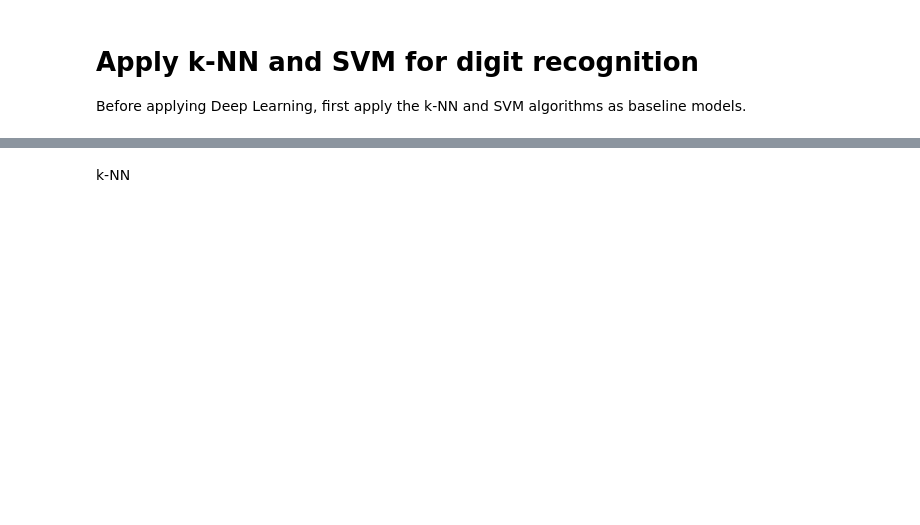
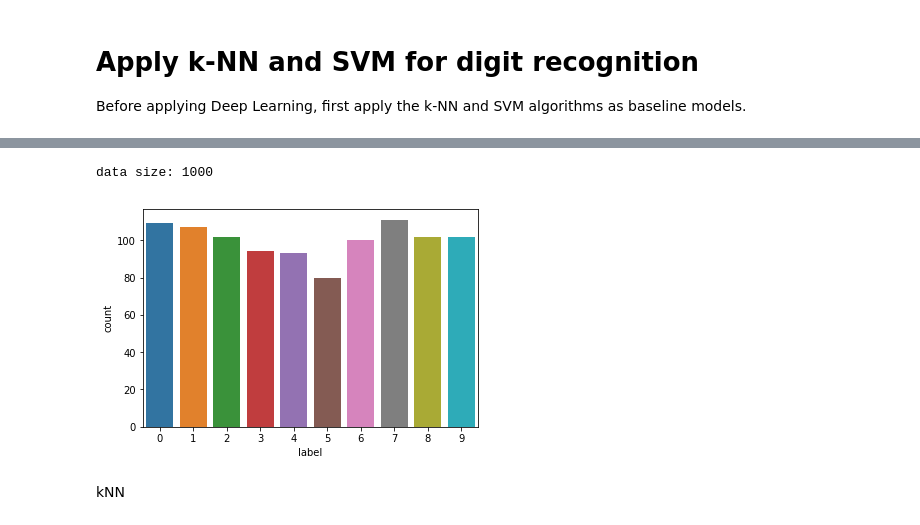
Before and after one commit to pochiehliu/CNN-for-Digit-Recognition, a Jupyter notebook: Step 2. Baseline model (kNN and SVM).ipynb, the cells around one changed output, grey strips where cells are left out. Cells and saved outputs as stored; diff of their text form; code cells hidden in the pictures; blank space fills up the shorter version.

```diff
--- a/Step 2. Baseline model (kNN and SVM).ipynb
+++ b/Step 2. Baseline model (kNN and SVM).ipynb
@@ -21,10 +35,17 @@ test_labels_sample = pd.Series(test_labels).iloc[test_images_sample.index]
+# %%
+test_labels = pd.Series(test_labels_sample).to_frame(name='label').groupby('label').size().reset_index(name = 'count')
+print('data size: ' + str(len(test_labels_sample)))
+_ = sns.barplot(x= 'label', y = 'count', data = test_labels)
+# %% [output]
+data size: 1000
+[figure, added]
 # %%
 train_images_sample = train_images_sample.values.tolist()
 train_labels_sample = train_labels_sample.values.tolist()
 test_images_sample = test_images_sample.values.tolist()
 test_labels_sample = test_labels_sample.values.tolist()
-# %% [markdown]
-k-NN
+# %% [markdown]
+kNN
 # %%
 from sklearn.neighbors import KNeighborsClassifier
 # %%
```
Also changed, not shown: parts of 25 cells of this notebook, 1 other file.
